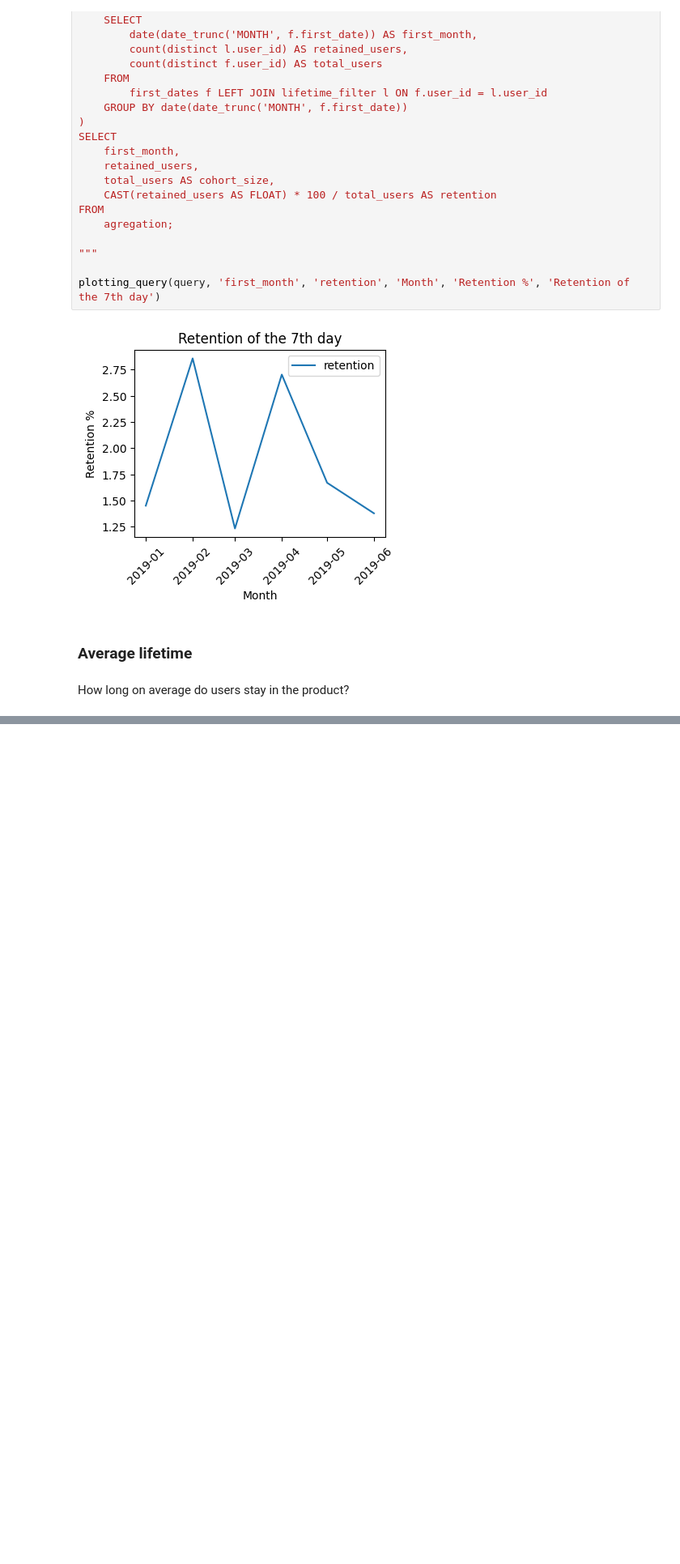
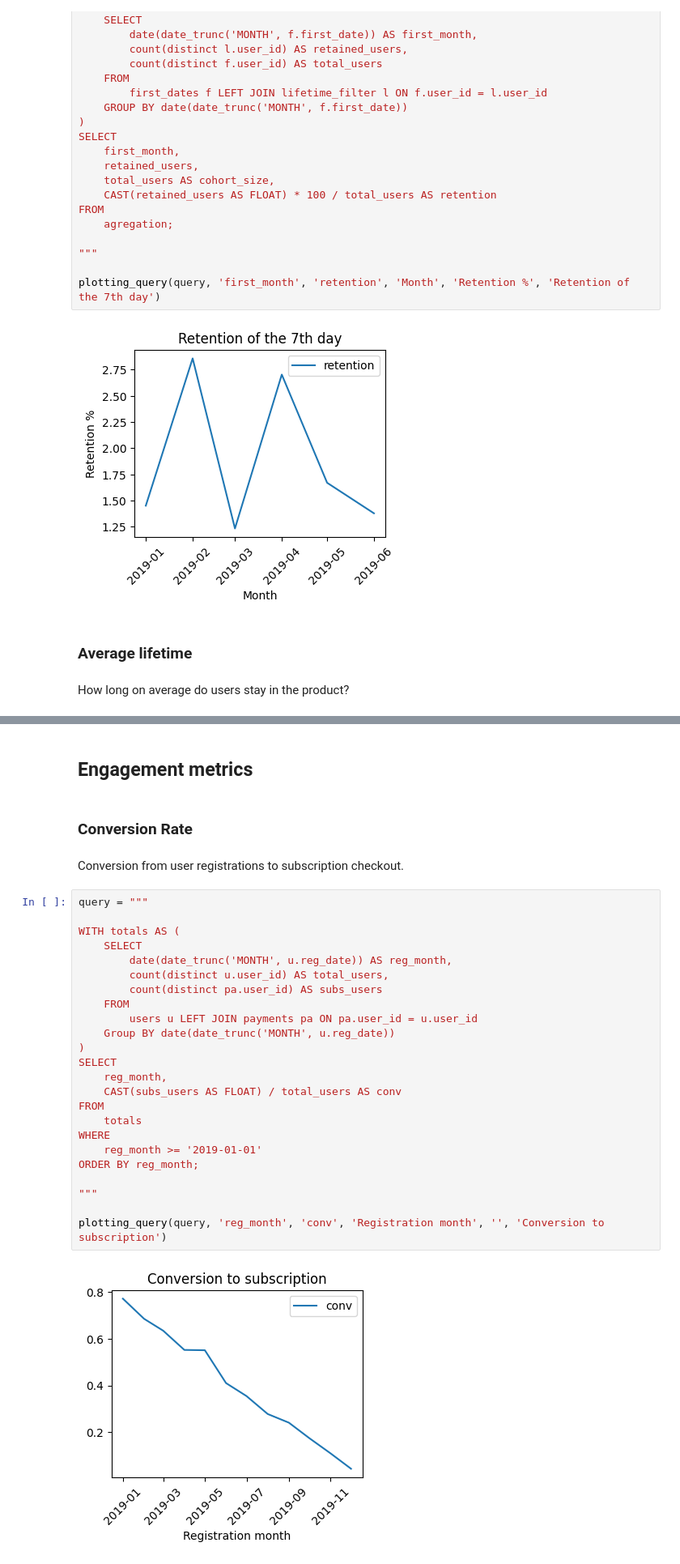
Before and after one commit to Victoria-Volokhina/E-library-analytics, a Jupyter notebook: product_analysis.ipynb, the cells around one changed output, grey strips where cells are left out. Shown at 81% size. Drawn from its saved outputs; the diff is of its cells as text; blank space fills up the shorter version.

Commit message:
Final metrics

```diff
--- a/product_analysis.ipynb
+++ b/product_analysis.ipynb
@@ -216,0 +310,32 @@ in progress ...
+# %% [markdown]
+## Engagement metrics<a id='tag_9'></a>
+# %% [markdown]
+### Conversion Rate<a id='tag_10'></a>
+# %% [markdown]
+Conversion from user registrations to subscription checkout.
+# %%
+query = """
+
+WITH totals AS (
+	SELECT
+		date(date_trunc('MONTH', u.reg_date)) AS reg_month,
+		count(distinct u.user_id) AS total_users,
+		count(distinct pa.user_id) AS subs_users
+	FROM
+		users u LEFT JOIN payments pa ON pa.user_id = u.user_id
+	Group BY date(date_trunc('MONTH', u.reg_date))
+)
+SELECT
+	reg_month,
+	CAST(subs_users AS FLOAT) / total_users AS conv
+FROM
+	totals
+WHERE
+	reg_month >= '2019-01-01'
+ORDER BY reg_month;
+
+"""
+
+plotting_query(query, 'reg_month', 'conv', 'Registration month', '', 'Conversion to subscription')
+# %% [output]
+[figure, added]
```
Also changed, not shown: parts of 13 cells of this notebook, 1 other file.
